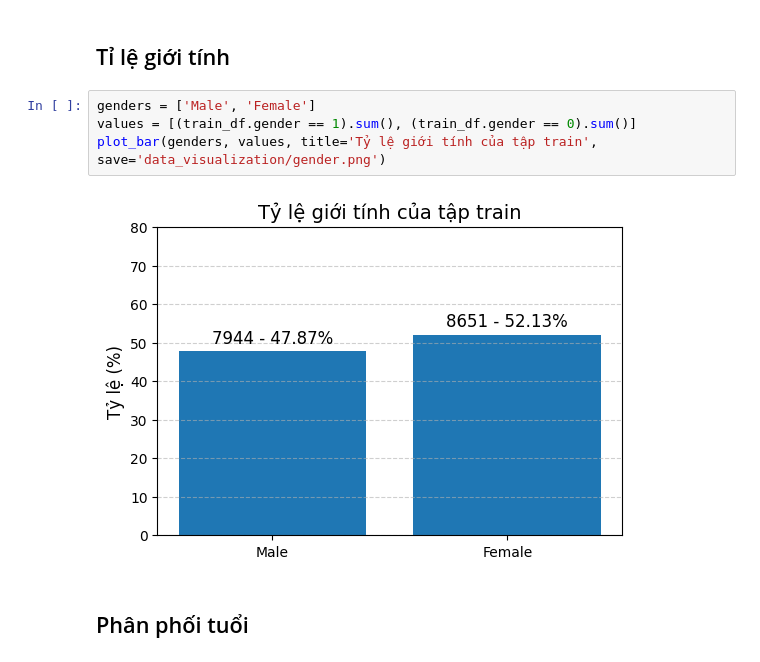
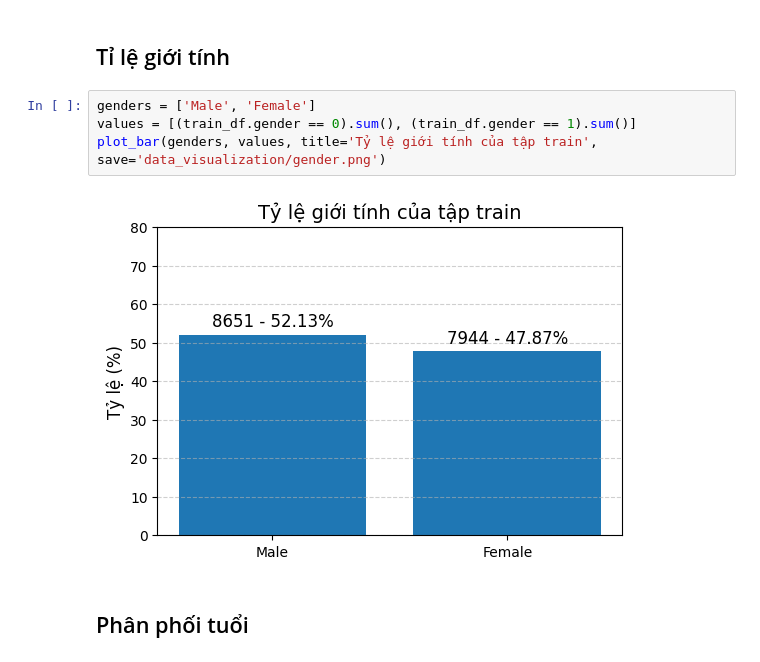
Before and after one commit to TranTheHung2312332/age-gender-prediction, a Jupyter notebook: data_exploration.ipynb, the cells around one changed output. Saved outputs shown, nothing was run; the diff lists cells and outputs as text.

Commit message:
Fix wrong label in README and visualization

```diff
--- a/data_exploration.ipynb
+++ b/data_exploration.ipynb
@@ -79,10 +79,10 @@ plot_bar(splits, values, title='Tỷ lệ chia tập dữ liệu', save='data_vi
 ## Tỉ lệ giới tính
 # %%
 genders = ['Male', 'Female']
-values = [(train_df.gender == 1).sum(), (train_df.gender == 0).sum()]
+values = [(train_df.gender == 0).sum(), (train_df.gender == 1).sum()]
 plot_bar(genders, values, title='Tỷ lệ giới tính của tập train', save='data_visualization/gender.png')
 # %% [output]
-[figure, old version]
+[figure, new version]
 # %% [markdown]
 ## Phân phối tuổi
 # %%
```
Also changed, not shown: 3 other files.
